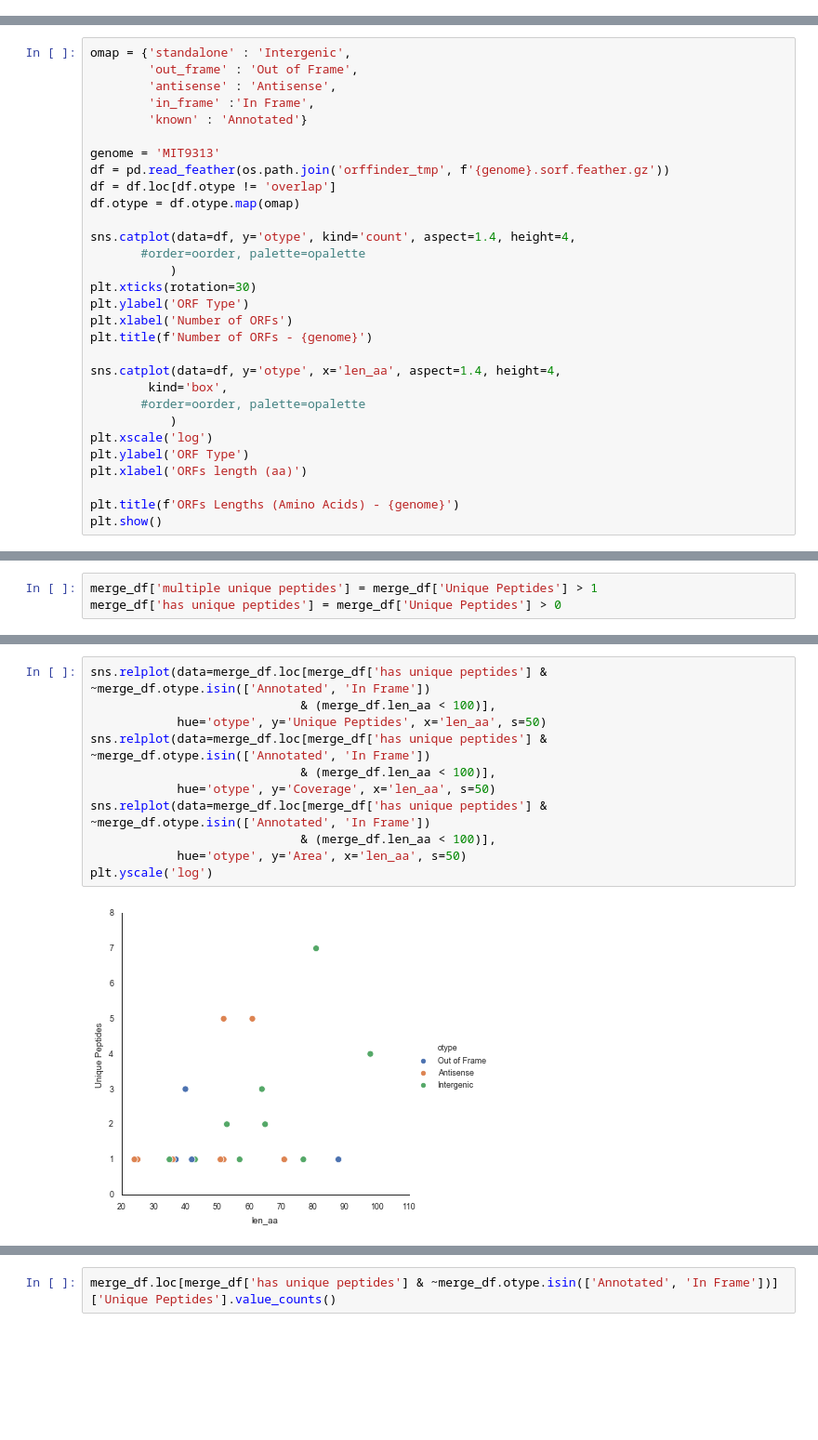
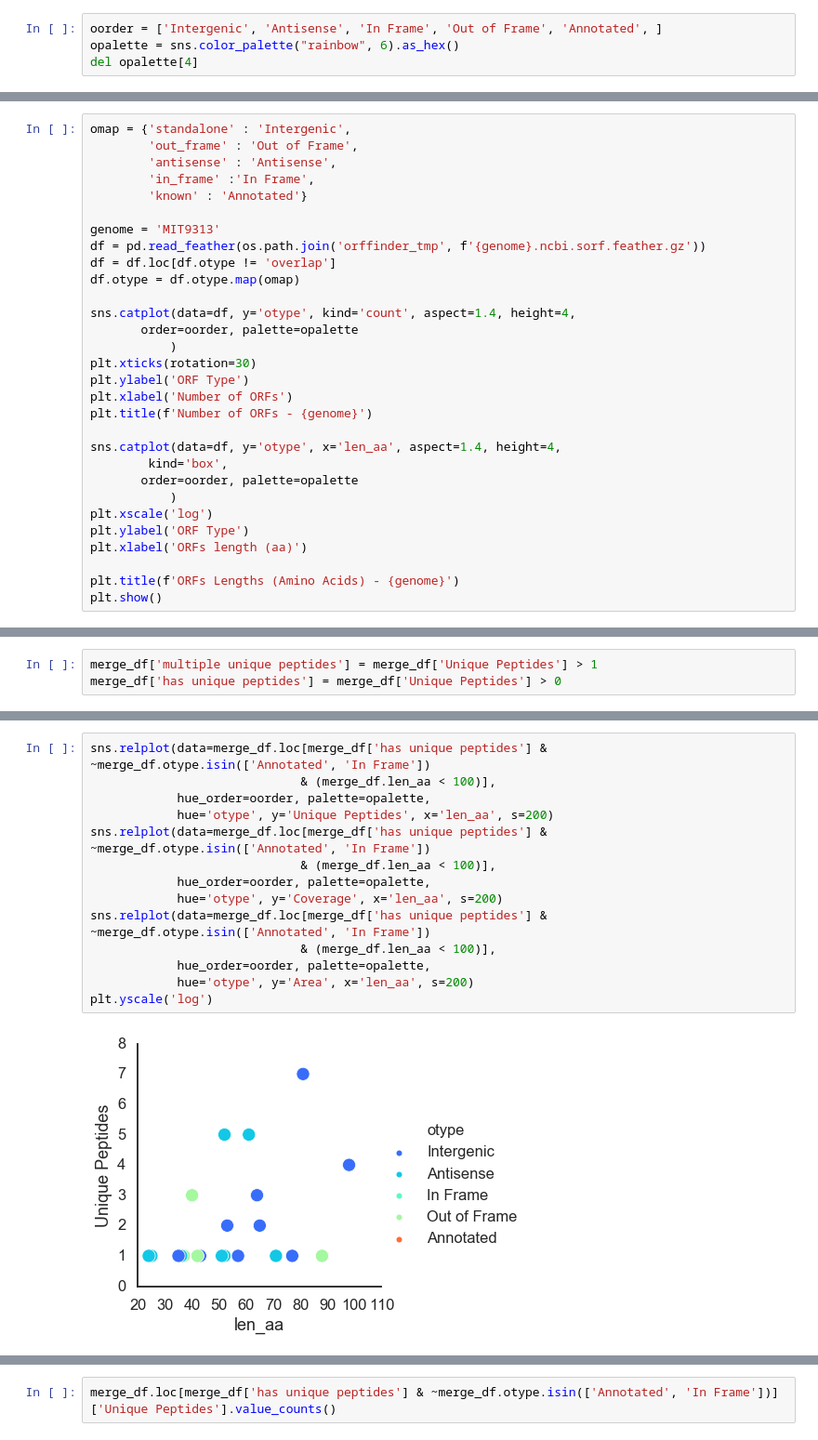
Before and after one commit to wosnat/sep, a Jupyter notebook: mit9313 - ISME2016 - proteome.ipynb, the cells around one changed output, grey strips where cells are left out. Shown at 93% size. Cells and saved outputs as stored; diff of their text form; blank space fills up the shorter version.

```diff
--- a/mit9313 - ISME2016 - proteome.ipynb
+++ b/mit9313 - ISME2016 - proteome.ipynb
@@ -48,6 +48,10 @@ classify ORFs into:
 * inside gene (part of gene/antisense)
 * extending gene
 * outside of gene (independent/operon?)
+# %%
+oorder = ['Intergenic', 'Antisense', 'In Frame', 'Out of Frame', 'Annotated', ]
+opalette = sns.color_palette("rainbow", 6).as_hex()
+del opalette[4]
 # %%
 dpath = 'orffinder_tmp'
 summary_suffix = '.sorf.summary.csv.gz'
@@ -64,12 +121,12 @@ omap = {'standalone' : 'Intergenic',
         'known' : 'Annotated'}
 
 genome = 'MIT9313'
-df = pd.read_feather(os.path.join('orffinder_tmp', f'{genome}.sorf.feather.gz'))
+df = pd.read_feather(os.path.join('orffinder_tmp', f'{genome}.ncbi.sorf.feather.gz'))
 df = df.loc[df.otype != 'overlap']
 df.otype = df.otype.map(omap)
 
 sns.catplot(data=df, y='otype', kind='count', aspect=1.4, height=4,
-       #order=oorder, palette=opalette
+       order=oorder, palette=opalette
            )
 plt.xticks(rotation=30)
 plt.ylabel('ORF Type')
@@ -78,7 +135,7 @@ plt.title(f'Number of ORFs - {genome}')
 
 sns.catplot(data=df, y='otype', x='len_aa', aspect=1.4, height=4,
         kind='box',
-       #order=oorder, palette=opalette
+       order=oorder, palette=opalette
            )
 plt.xscale('log')
 plt.ylabel('ORF Type')
@@ -185,13 +273,16 @@ plt.yscale('log')
 # %%
 sns.relplot(data=merge_df.loc[merge_df['has unique peptides'] & ~merge_df.otype.isin(['Annotated', 'In Frame'])
                              & (merge_df.len_aa < 100)],
-            hue='otype', y='Unique Peptides', x='len_aa', s=50)
+            hue_order=oorder, palette=opalette,
+            hue='otype', y='Unique Peptides', x='len_aa', s=200)
 sns.relplot(data=merge_df.loc[merge_df['has unique peptides'] & ~merge_df.otype.isin(['Annotated', 'In Frame'])
                              & (merge_df.len_aa < 100)],
-            hue='otype', y='Coverage', x='len_aa', s=50)
+            hue_order=oorder, palette=opalette,
+            hue='otype', y='Coverage', x='len_aa', s=200)
 sns.relplot(data=merge_df.loc[merge_df['has unique peptides'] & ~merge_df.otype.isin(['Annotated', 'In Frame'])
                              & (merge_df.len_aa < 100)],
-            hue='otype', y='Area', x='len_aa', s=50)
+            hue_order=oorder, palette=opalette,
+            hue='otype', y='Area', x='len_aa', s=200)
 plt.yscale('log')
 # %% [output]
-[figure, old version]
+[figure, new version]
```
Also changed, not shown: parts of 40 cells of this notebook, 8 other files.
